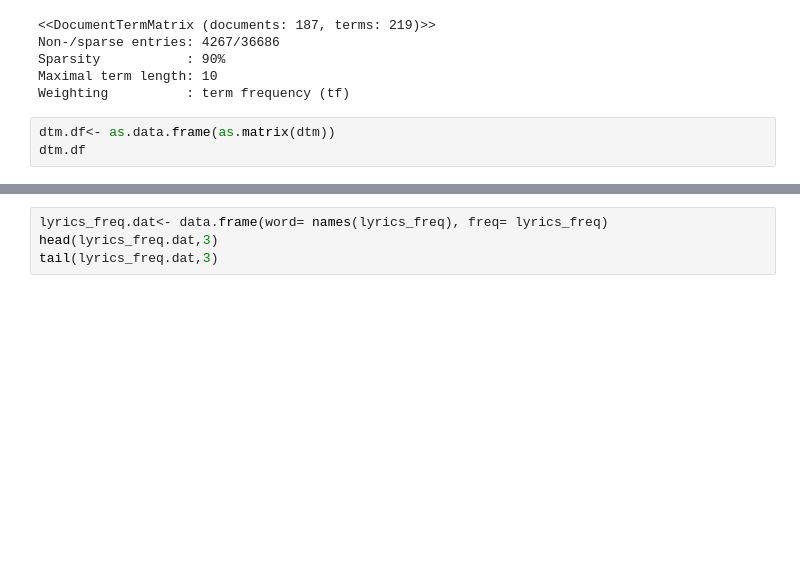
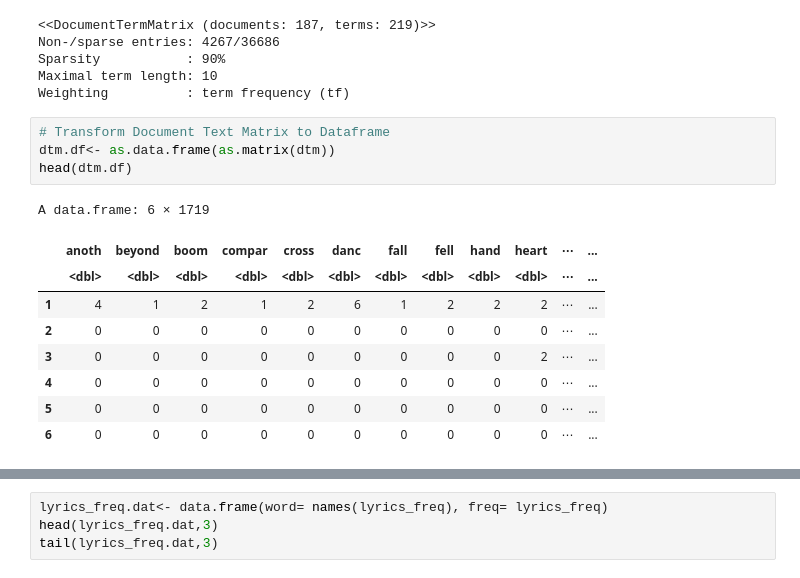
Before and after one commit to cann-emma/PSYC-5710-Text-Mining-and-ML, a Jupyter notebook: TextMining.ipynb, the cells around one changed output, grey strips where cells are left out. Drawn from its saved outputs; the diff is of its cells as text; blank space fills up the shorter version.

```diff
--- a/TextMining.ipynb
+++ b/TextMining.ipynb
@@ -93,7 +109,18 @@ Sparsity           : 90%
 Maximal term length: 10
 Weighting          : term frequency (tf)
 # %%
+# Transform Document Text Matrix to Dataframe
 dtm.df<- as.data.frame(as.matrix(dtm))
-dtm.df
+head(dtm.df)
+# %% [output]
+A data.frame: 6 × 1719
+|  | anoth | beyond | boom | compar | cross | danc | fall | fell | hand | heart | ⋯ | ... |
+|  | <dbl> | <dbl> | <dbl> | <dbl> | <dbl> | <dbl> | <dbl> | <dbl> | <dbl> | <dbl> | ⋯ | ... |
+| 1 | 4 | 1 | 2 | 1 | 2 | 6 | 1 | 2 | 2 | 2 | ⋯ | ... |
+| 2 | 0 | 0 | 0 | 0 | 0 | 0 | 0 | 0 | 0 | 0 | ⋯ | ... |
+| 3 | 0 | 0 | 0 | 0 | 0 | 0 | 0 | 0 | 0 | 2 | ⋯ | ... |
+| 4 | 0 | 0 | 0 | 0 | 0 | 0 | 0 | 0 | 0 | 0 | ⋯ | ... |
+| 5 | 0 | 0 | 0 | 0 | 0 | 0 | 0 | 0 | 0 | 0 | ⋯ | ... |
+| 6 | 0 | 0 | 0 | 0 | 0 | 0 | 0 | 0 | 0 | 0 | ⋯ | ... |
 # %%
 beatles.lyrics<- as.data.frame(as.matrix(dtm.beatles))
```
Also changed, not shown: parts of 11 cells of this notebook.
